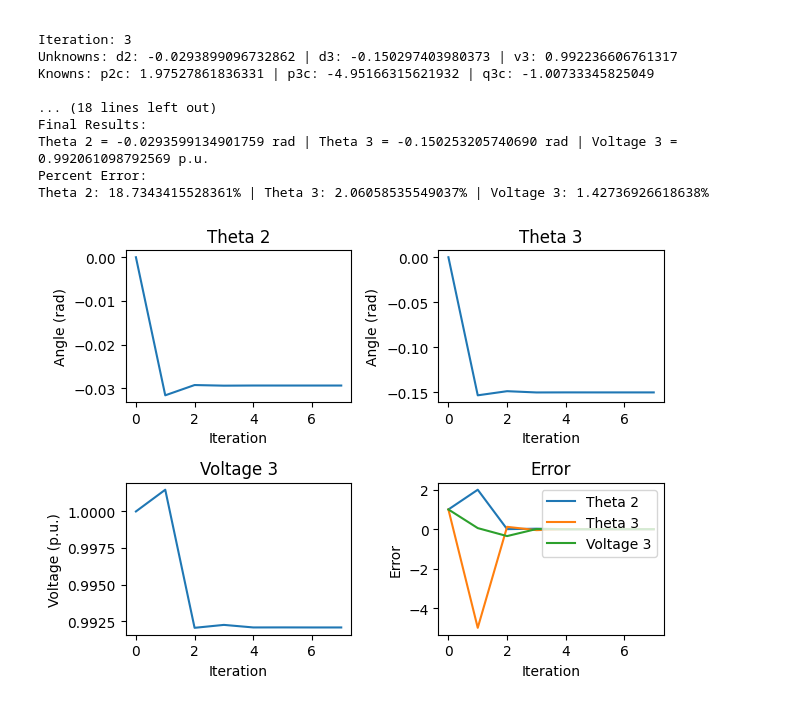
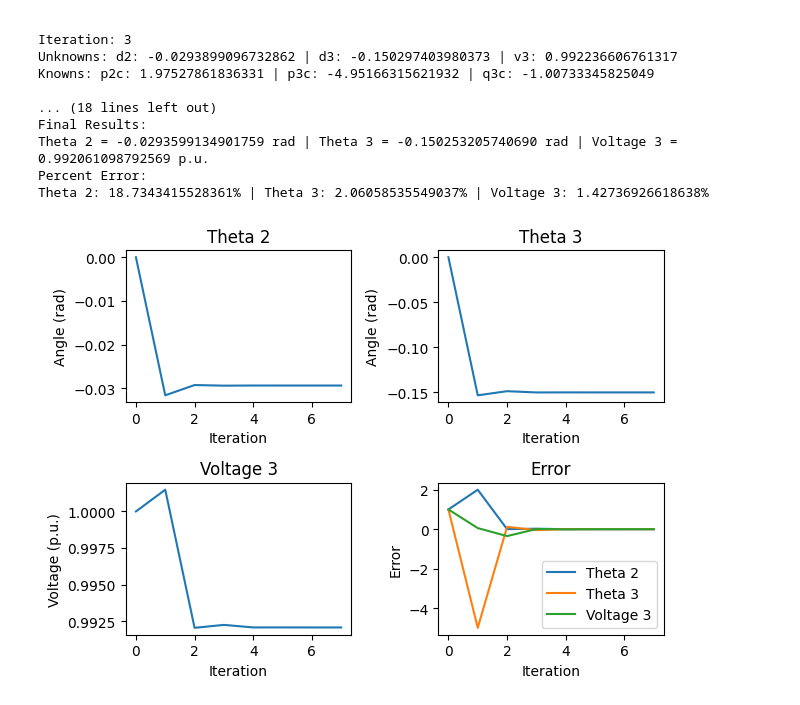
Before and after one commit to edn95195/Power-Flow-Analysis, a Jupyter notebook: power_flow.ipynb, the cells around one changed output. Drawn from its saved outputs; the diff is of its cells as text; code cells hidden in the pictures.

```diff
--- a/power_flow.ipynb
+++ b/power_flow.ipynb
@@ -137,0 +160,23 @@ plt.tight_layout()
+# %%
+# calculate H
+Y = np.array([[-36.92,21.097,15.823],[21.097,-42.194,21.097],[15.823,21.097,-36.92]])
+# known variables
+v1 = 1
+t1 = 0
+v2 = 1.05
+p2 = 2
+p3 = -5
+q3 = -1
+# power flow equations
+t2, t3, v3 = symbols('t2 t3 v3')
+sym = [t2,t3,v3]
+p2c = v2*v1*Y[1,0]*sin(t2-t1) + v2*v3*Y[1,2]*sin(t2-t3) - 2
+p3c = v3*v1*Y[2,0]*sin(t3-t1) + v3*v2*Y[2,1]*sin(t3-t2) + 5
+q3c = -Y[2,2]*v3**2 - v3*v1*Y[2,0]*cos(t3-t1) - v3*v2*Y[2,1]*cos(t3-t2) + 1
+# H
+combined_expression = p2c + p3c + q3c
+hessian_matrix = hessian(combined_expression,sym)
+print(f"Hessian Matrix: {hessian_matrix.shape}")
+print(f"{hessian_matrix[0,0]}\n{hessian_matrix[0,1]}\n{hessian_matrix[0,2]}")
+print(f"{hessian_matrix[1,0]}\n{hessian_matrix[1,1]}\n{hessian_matrix[1,2]}")
+print(f"{hessian_matrix[2,0]}\n{hessian_matrix[2,1]}\n{hessian_matrix[2,2]}")
@@ -236,13 +406,13 @@ Theta 2: 18.7343415528361% | Theta 3: 2.06058535549037% | Voltage 3: 1.427369266
 # %%
 plt.subplot(2,2,1,title='Theta 2',xlabel='Iteration',ylabel='Angle (rad)')
 plt.plot(FDLF_iteration,FDLF_theta2)
 plt.subplot(2,2,2,title='Theta 3',xlabel='Iteration',ylabel='Angle (rad)')
 plt.plot(FDLF_iteration,FDLF_theta3)
 plt.subplot(2,2,3,title='Voltage 3',xlabel='Iteration',ylabel='Voltage (p.u.)')
 plt.plot(FDLF_iteration,FDLF_voltage3)
 plt.subplot(2,2,4,title='Error',xlabel='Iteration',ylabel='Error')
 plt.plot(FDLF_iteration,FDLF_t2error,FDLF_iteration,FDLF_t3error,FDLF_iteration,FDLF_v3error)
-plt.legend(['Theta 2','Theta 3','Voltage 3'],loc=1)
+plt.legend(['Theta 2','Theta 3','Voltage 3'],loc=4)
 plt.tight_layout()
 # %% [output]
-[figure, old version]
+[figure, new version]
```
Also changed, not shown: parts of 7 cells of this notebook.
